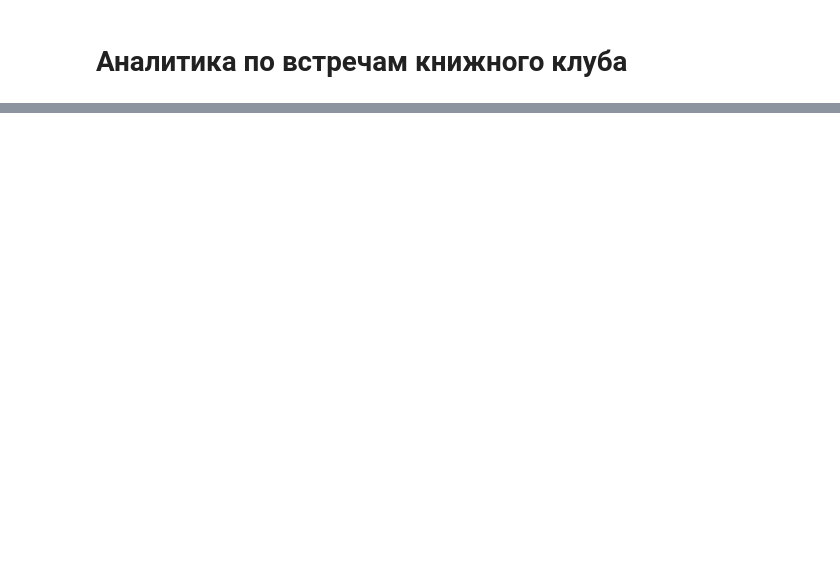
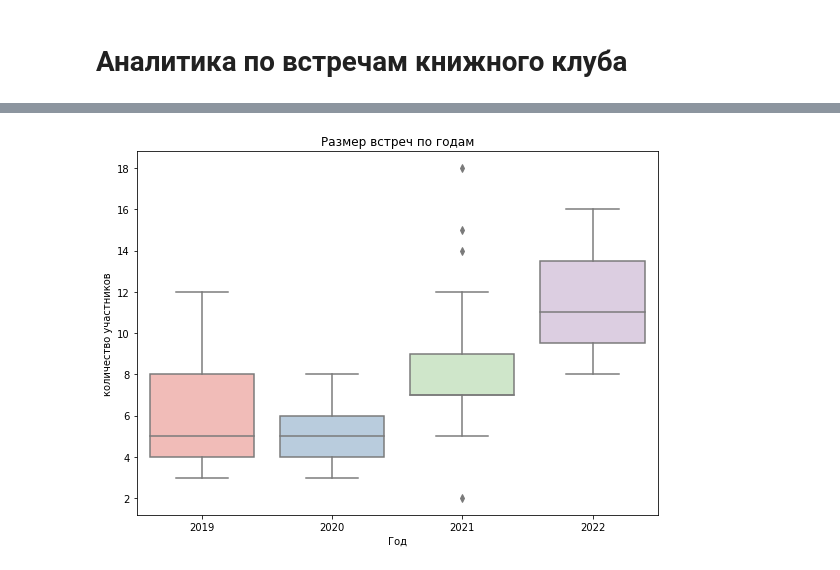
Before and after one commit to ksetdekov/book_club_analytics, a Jupyter notebook: plots.ipynb, the cells around one changed output, grey strips where cells are left out. Cells and saved outputs as stored; diff of their text form; code cells hidden in the pictures; blank space fills up the shorter version.

```diff
--- a/plots.ipynb
+++ b/plots.ipynb
@@ -19,0 +82,2 @@ drive.mount('/content/gdrive')
+# %%
+meetings_det['Год'] = meetings_det.Дата.dt.year
@@ -19,0 +100,11 @@ drive.mount('/content/gdrive')
+# %%
+fig, ax = plt.subplots(figsize=(8, 6))
+
+sns.boxplot(x=meetings_det["Год"], y=meetings_det["количество участников"], palette="Pastel1")
+
+# show graph
+plt.title('Размер встреч по годам')
+plt.tight_layout()
+plt.savefig('plot/2021/meeting_size.png', dpi=300, bbox_inches='tight')   # save the figure to file
+# %% [output]
+[figure, added]
```
Also changed, not shown: parts of 23 cells of this notebook.
